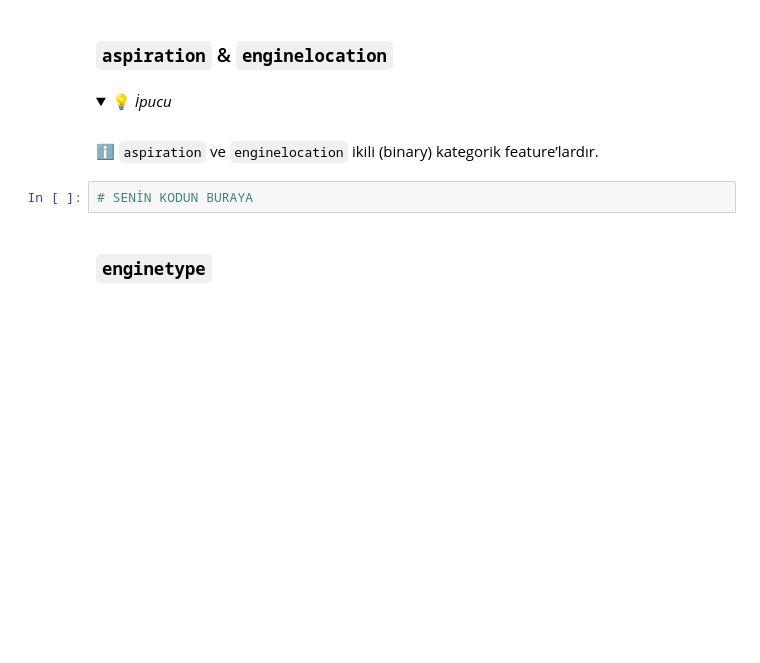
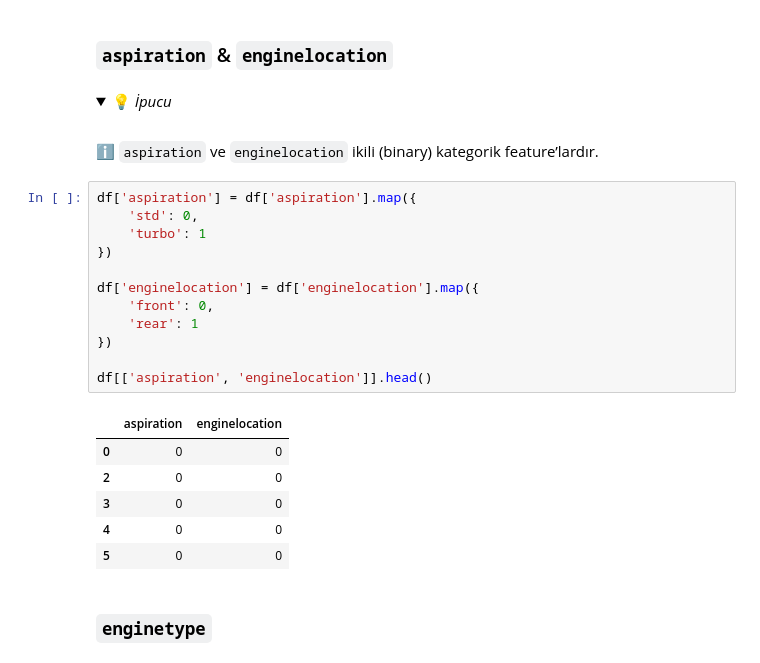
Before and after one commit to Burak-Gokce/S16D2-S-Data-car-prices, a Jupyter notebook: Car-Prices.ipynb, the cells around one changed output. Saved outputs shown, nothing was run; the diff lists cells and outputs as text; folded sections open; blank space fills up the shorter version.

```diff
--- a/Car-Prices.ipynb
+++ b/Car-Prices.ipynb
@@ -291,8 +293,25 @@ DataFrame içinde, orijinal feature’ları encode edilmiş versiyonlarıyla de
     <br>
     ℹ️ <code>aspiration</code> ve <code>enginelocation</code> ikili (binary) kategorik feature’lardır.
 </details>
-# %%
-# SENİN KODUN BURAYA
+# %%
+df['aspiration'] = df['aspiration'].map({
+    'std': 0,
+    'turbo': 1
+})
+
+df['enginelocation'] = df['enginelocation'].map({
+    'front': 0,
+    'rear': 1
+})
+
+df[['aspiration', 'enginelocation']].head()
+# %% [output]
+|  | aspiration | enginelocation |
+| 0 | 0 | 0 |
+| 2 | 0 | 0 |
+| 3 | 0 | 0 |
+| 4 | 0 | 0 |
+| 5 | 0 | 0 |
 # %% [markdown]
 ### `enginetype`
 # %% [markdown]
```
Also changed, not shown: parts of 13 cells of this notebook, 1 other file.
